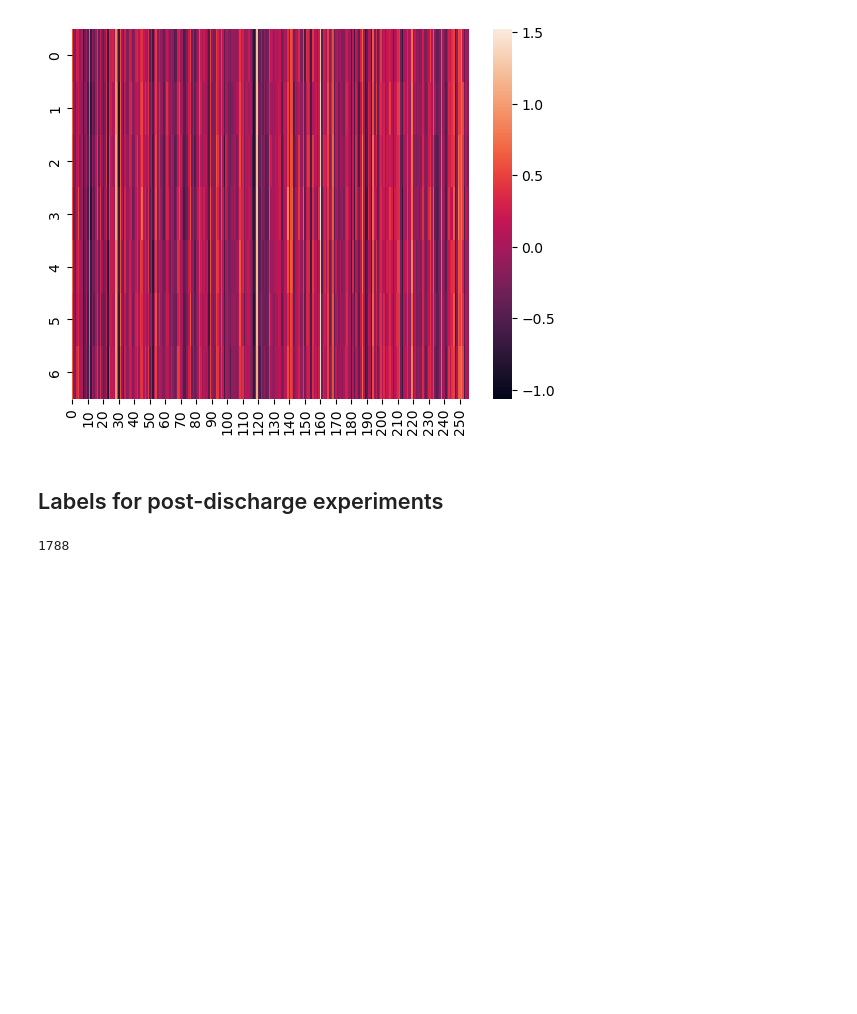
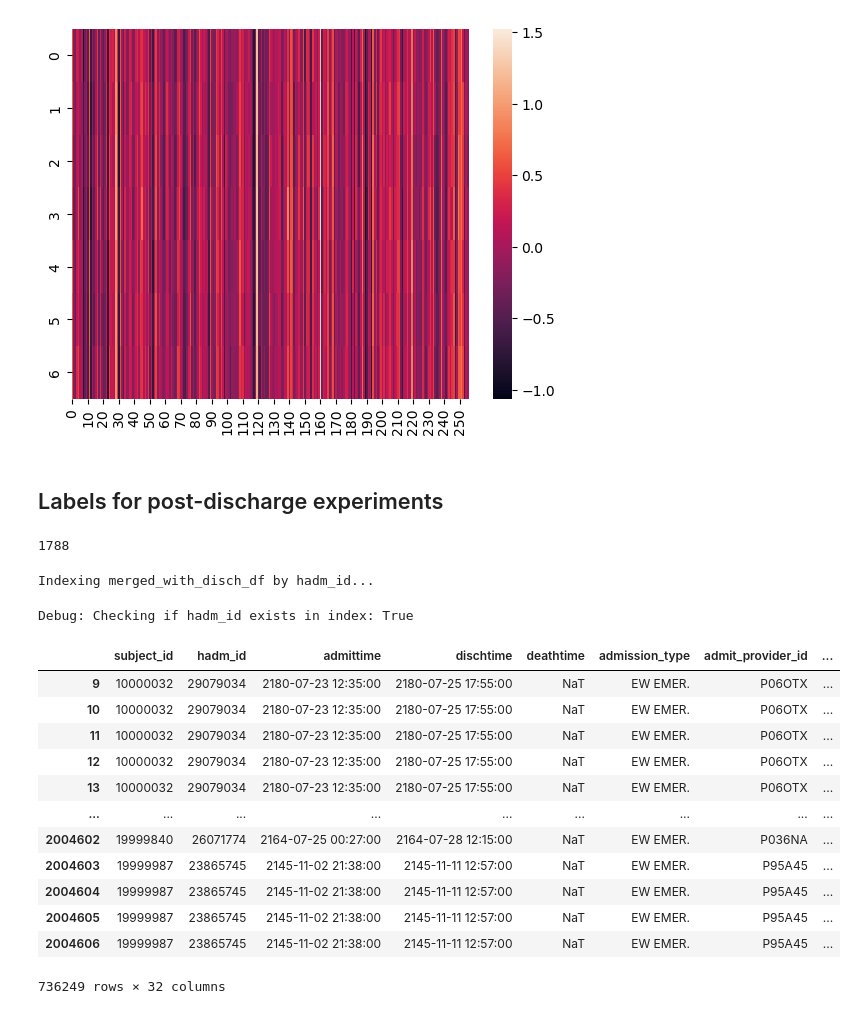
Before and after one commit to rickconci/GeomMLProj, a Jupyter notebook: data_scripts/GeomML_dataloader.ipynb, the cells around one changed output. Cells and saved outputs as stored; diff of their text form; code cells hidden in the pictures; blank space fills up the shorter version.

```diff
--- a/data_scripts/GeomML_dataloader.ipynb
+++ b/data_scripts/GeomML_dataloader.ipynb
@@ -1763,3 +1763,33 @@ sns.heatmap(final_embeddings.detach().numpy())
 # %%
 # %% [output]
 1788
+# %%
+import pickle
+merged_df = pickle.load(open('/Users/riccardoconci/Local_documents/!!GeomML_2025/GeomMLProj/temp_dfs_lite/merged_with_disch_df_final_filtered.pkl', 'rb'))
+if merged_df.index.name != 'hadm_id':
+    print("Indexing merged_with_disch_df by hadm_id...")
+    merged_df.set_index('hadm_id', inplace=True)
+# %% [output]
+Indexing merged_with_disch_df by hadm_id...
+# %%
+#merged_df[merged_df['hadm_id'] == 21086876]
+
+print(f"Debug: Checking if hadm_id exists in index: {21086876 in merged_df.index}")
+# %% [output]
+Debug: Checking if hadm_id exists in index: True
+# %%
+merged_df
+# %% [output]
+|  | subject_id | hadm_id | admittime | dischtime | deathtime | admission_type | admit_provider_id | ... |
+| 9 | 10000032 | 29079034 | 2180-07-23 12:35:00 | 2180-07-25 17:55:00 | NaT | EW EMER. | P06OTX | ... |
+| 10 | 10000032 | 29079034 | 2180-07-23 12:35:00 | 2180-07-25 17:55:00 | NaT | EW EMER. | P06OTX | ... |
+| 11 | 10000032 | 29079034 | 2180-07-23 12:35:00 | 2180-07-25 17:55:00 | NaT | EW EMER. | P06OTX | ... |
+| 12 | 10000032 | 29079034 | 2180-07-23 12:35:00 | 2180-07-25 17:55:00 | NaT | EW EMER. | P06OTX | ... |
+| 13 | 10000032 | 29079034 | 2180-07-23 12:35:00 | 2180-07-25 17:55:00 | NaT | EW EMER. | P06OTX | ... |
+| ... | ... | ... | ... | ... | ... | ... | ... | ... |
+| 2004602 | 19999840 | 26071774 | 2164-07-25 00:27:00 | 2164-07-28 12:15:00 | NaT | EW EMER. | P036NA | ... |
+| 2004603 | 19999987 | 23865745 | 2145-11-02 21:38:00 | 2145-11-11 12:57:00 | NaT | EW EMER. | P95A45 | ... |
+| 2004604 | 19999987 | 23865745 | 2145-11-02 21:38:00 | 2145-11-11 12:57:00 | NaT | EW EMER. | P95A45 | ... |
+| 2004605 | 19999987 | 23865745 | 2145-11-02 21:38:00 | 2145-11-11 12:57:00 | NaT | EW EMER. | P95A45 | ... |
+| 2004606 | 19999987 | 23865745 | 2145-11-02 21:38:00 | 2145-11-11 12:57:00 | NaT | EW EMER. | P95A45 | ... |
+736249 rows × 32 columns
```
Also changed, not shown: parts of 23 cells of this notebook, 12 other files.
